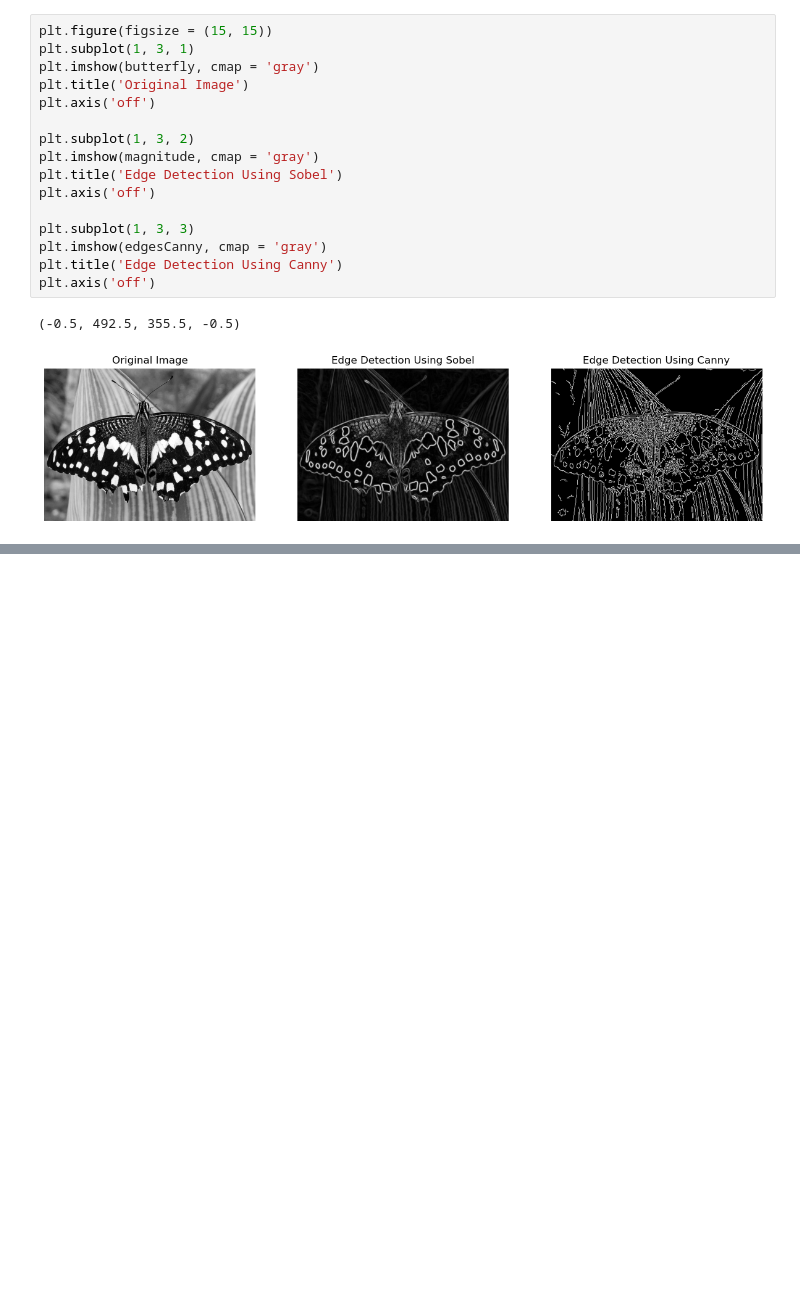
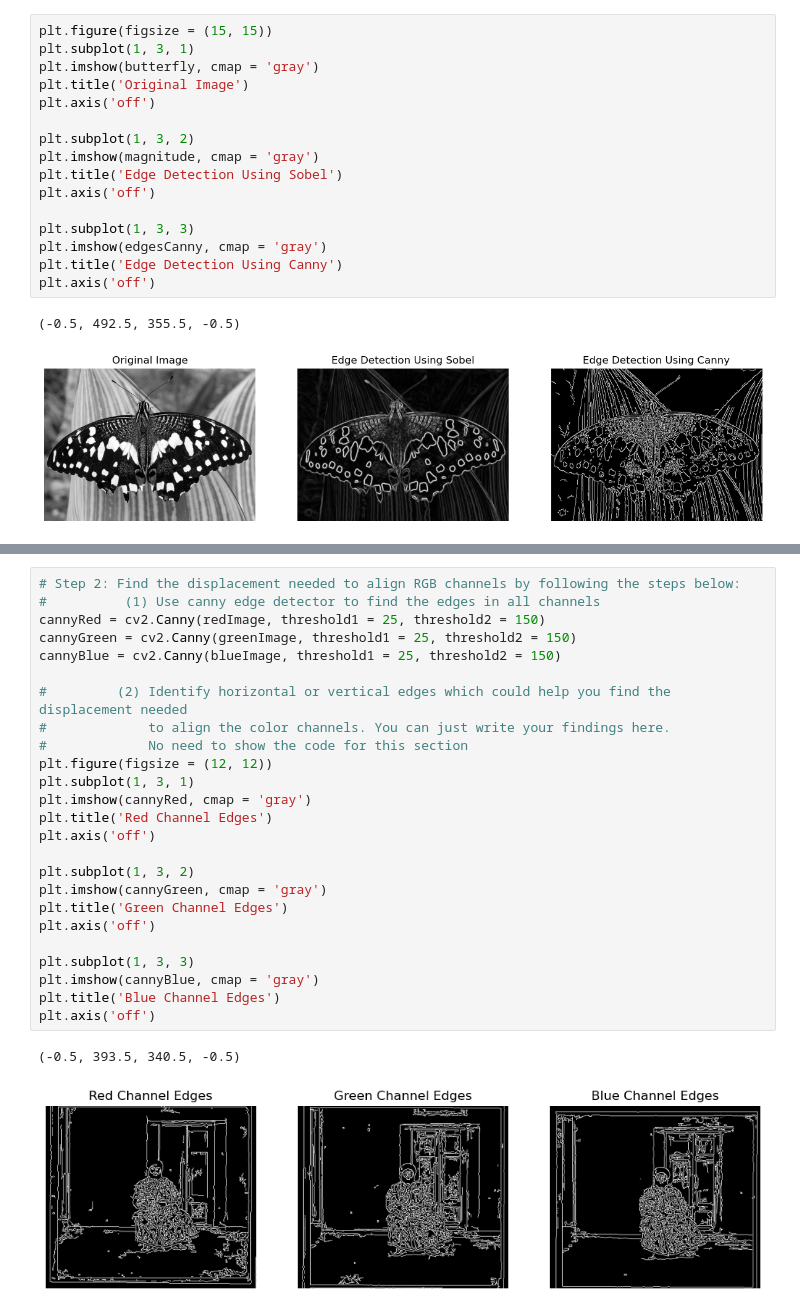
Before and after one commit to lamiselsayed/Computer-Vision-Repository, a Jupyter notebook: midterm prep/Lamis's Midterm Review/Midterm Review -- Lectures 1-8.ipynb, the cells around one changed output, grey strips where cells are left out. Drawn from its saved outputs; the diff is of its cells as text; blank space fills up the shorter version.

```diff
--- a/midterm prep/Lamis's Midterm Review/Midterm Review -- Lectures 1-8.ipynb
+++ b/midterm prep/Lamis's Midterm Review/Midterm Review -- Lectures 1-8.ipynb
@@ -221,0 +248,28 @@ plt.axis('off')
+# %%
+# Step 2: Find the displacement needed to align RGB channels by following the steps below:
+#          (1) Use canny edge detector to find the edges in all channels
+cannyRed = cv2.Canny(redImage, threshold1 = 25, threshold2 = 150)
+cannyGreen = cv2.Canny(greenImage, threshold1 = 25, threshold2 = 150)
+cannyBlue = cv2.Canny(blueImage, threshold1 = 25, threshold2 = 150)
+
+#         (2) Identify horizontal or vertical edges which could help you find the displacement needed
+#             to align the color channels. You can just write your findings here.
+#             No need to show the code for this section
+plt.figure(figsize = (12, 12))
+plt.subplot(1, 3, 1)
+plt.imshow(cannyRed, cmap = 'gray')
+plt.title('Red Channel Edges')
+plt.axis('off')
+
+plt.subplot(1, 3, 2)
+plt.imshow(cannyGreen, cmap = 'gray')
+plt.title('Green Channel Edges')
+plt.axis('off')
+
+plt.subplot(1, 3, 3)
+plt.imshow(cannyBlue, cmap = 'gray')
+plt.title('Blue Channel Edges')
+plt.axis('off')
+# %% [output]
+(-0.5, 393.5, 340.5, -0.5)
+[figure, added]
```
Also changed, not shown: parts of 13 cells of this notebook.
